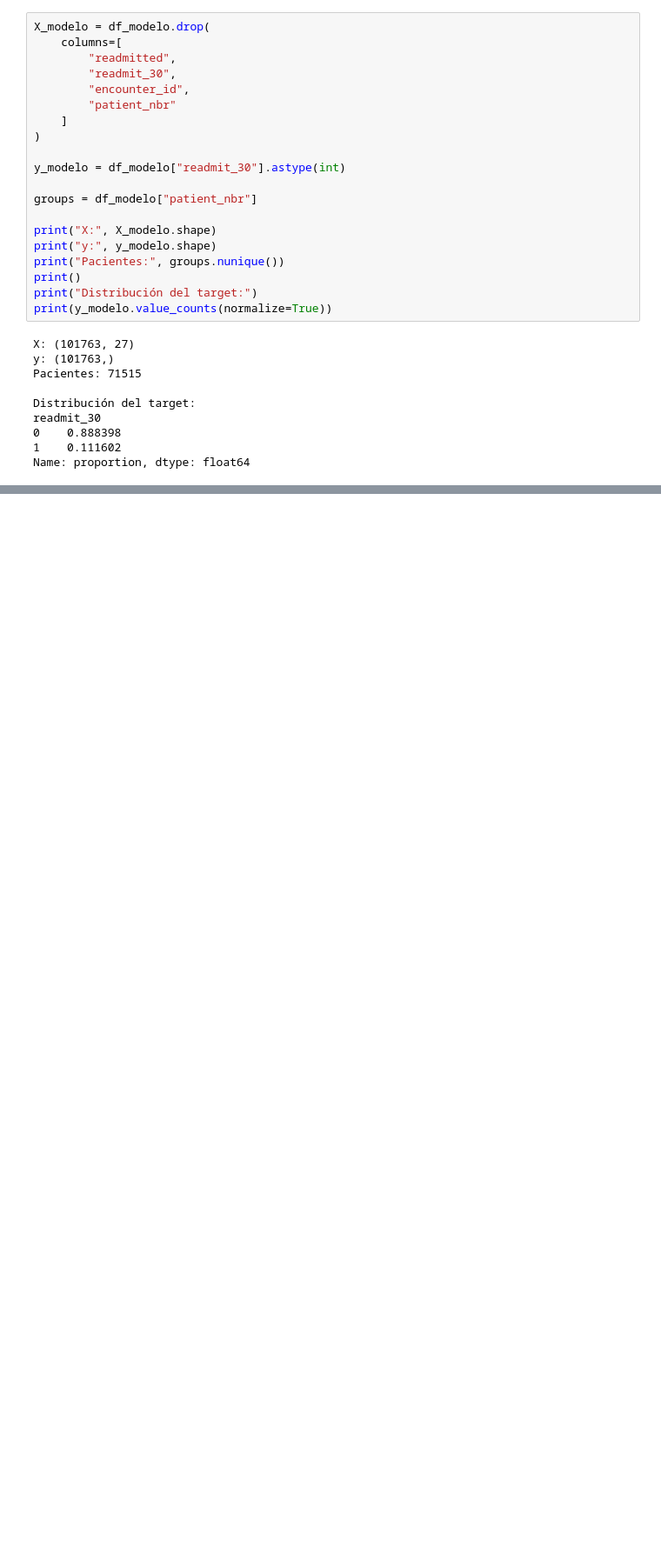
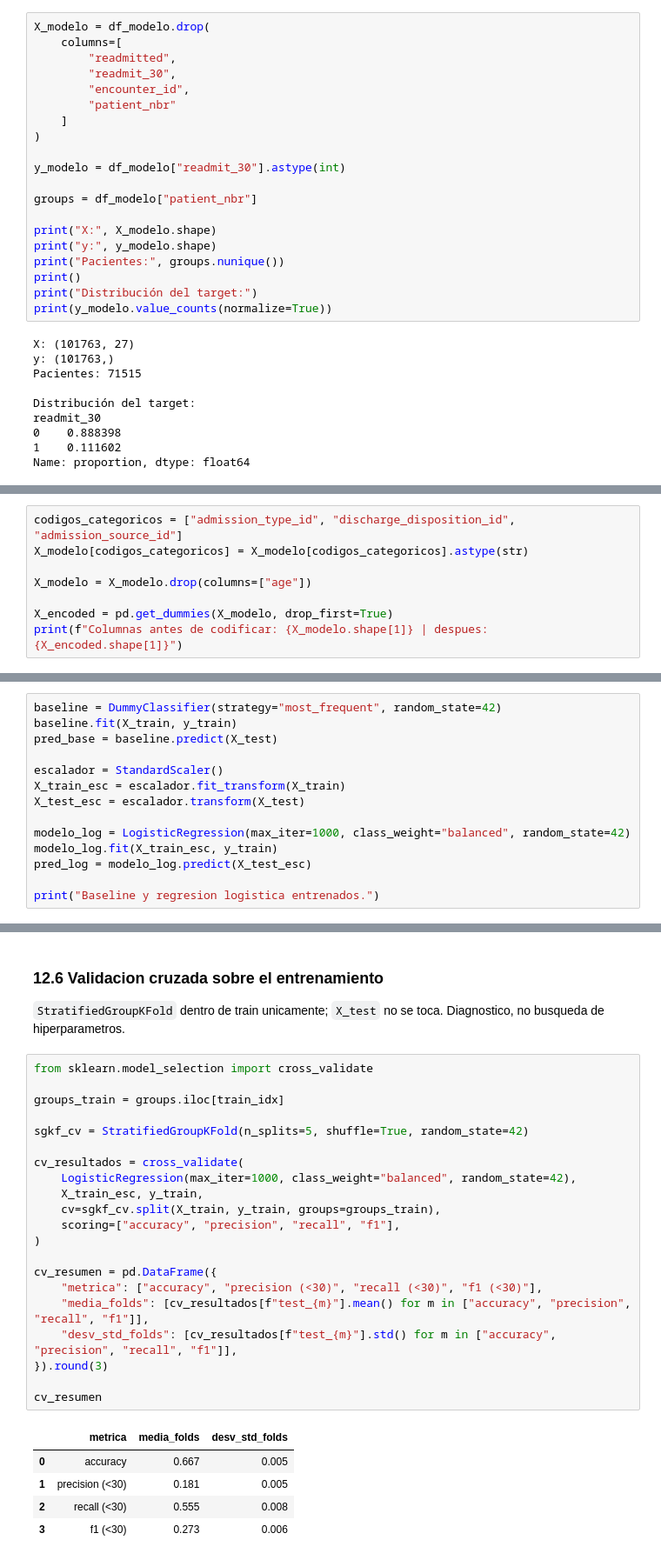
Before and after one commit to mviktor09/S100-ProyectoParteII, a Jupyter notebook: S100_Equipo3_ParteII.ipynb, the cells around one changed output, grey strips where cells are left out. Shown at 87% size. Drawn from its saved outputs; the diff is of its cells as text; blank space fills up the shorter version.

```diff
--- a/S100_Equipo3_ParteII.ipynb
+++ b/S100_Equipo3_ParteII.ipynb
@@ -843,0 +903,8 @@ Name: proportion, dtype: float64
+# %%
+codigos_categoricos = ["admission_type_id", "discharge_disposition_id", "admission_source_id"]
+X_modelo[codigos_categoricos] = X_modelo[codigos_categoricos].astype(str)
+
+X_modelo = X_modelo.drop(columns=["age"])
+
+X_encoded = pd.get_dummies(X_modelo, drop_first=True)
+print(f"Columnas antes de codificar: {X_modelo.shape[1]} | despues: {X_encoded.shape[1]}")
@@ -843,0 +944,14 @@ Name: proportion, dtype: float64
+# %%
+baseline = DummyClassifier(strategy="most_frequent", random_state=42)
+baseline.fit(X_train, y_train)
+pred_base = baseline.predict(X_test)
+
+escalador = StandardScaler()
+X_train_esc = escalador.fit_transform(X_train)
+X_test_esc = escalador.transform(X_test)
+
+modelo_log = LogisticRegression(max_iter=1000, class_weight="balanced", random_state=42)
+modelo_log.fit(X_train_esc, y_train)
+pred_log = modelo_log.predict(X_test_esc)
+
+print("Baseline y regresion logistica entrenados.")
@@ -843,0 +984,31 @@ Name: proportion, dtype: float64
+# %% [markdown]
+### 12.6 Validacion cruzada sobre el entrenamiento
+
+`StratifiedGroupKFold` dentro de train unicamente; `X_test` no se toca. Diagnostico, no busqueda de hiperparametros.
+# %%
+from sklearn.model_selection import cross_validate
+
+groups_train = groups.iloc[train_idx]
+
+sgkf_cv = StratifiedGroupKFold(n_splits=5, shuffle=True, random_state=42)
+
+cv_resultados = cross_validate(
+    LogisticRegression(max_iter=1000, class_weight="balanced", random_state=42),
+    X_train_esc, y_train,
+    cv=sgkf_cv.split(X_train, y_train, groups=groups_train),
+    scoring=["accuracy", "precision", "recall", "f1"],
+)
+
+cv_resumen = pd.DataFrame({
+    "metrica": ["accuracy", "precision (<30)", "recall (<30)", "f1 (<30)"],
+    "media_folds": [cv_resultados[f"test_{m}"].mean() for m in ["accuracy", "precision", "recall", "f1"]],
+    "desv_std_folds": [cv_resultados[f"test_{m}"].std() for m in ["accuracy", "precision", "recall", "f1"]],
+}).round(3)
+
+cv_resumen
+# %% [output]
+|  | metrica | media_folds | desv_std_folds |
+| 0 | accuracy | 0.667 | 0.005 |
+| 1 | precision (<30) | 0.181 | 0.005 |
+| 2 | recall (<30) | 0.555 | 0.008 |
+| 3 | f1 (<30) | 0.273 | 0.006 |
```
Also changed, not shown: parts of 16 cells of this notebook.
